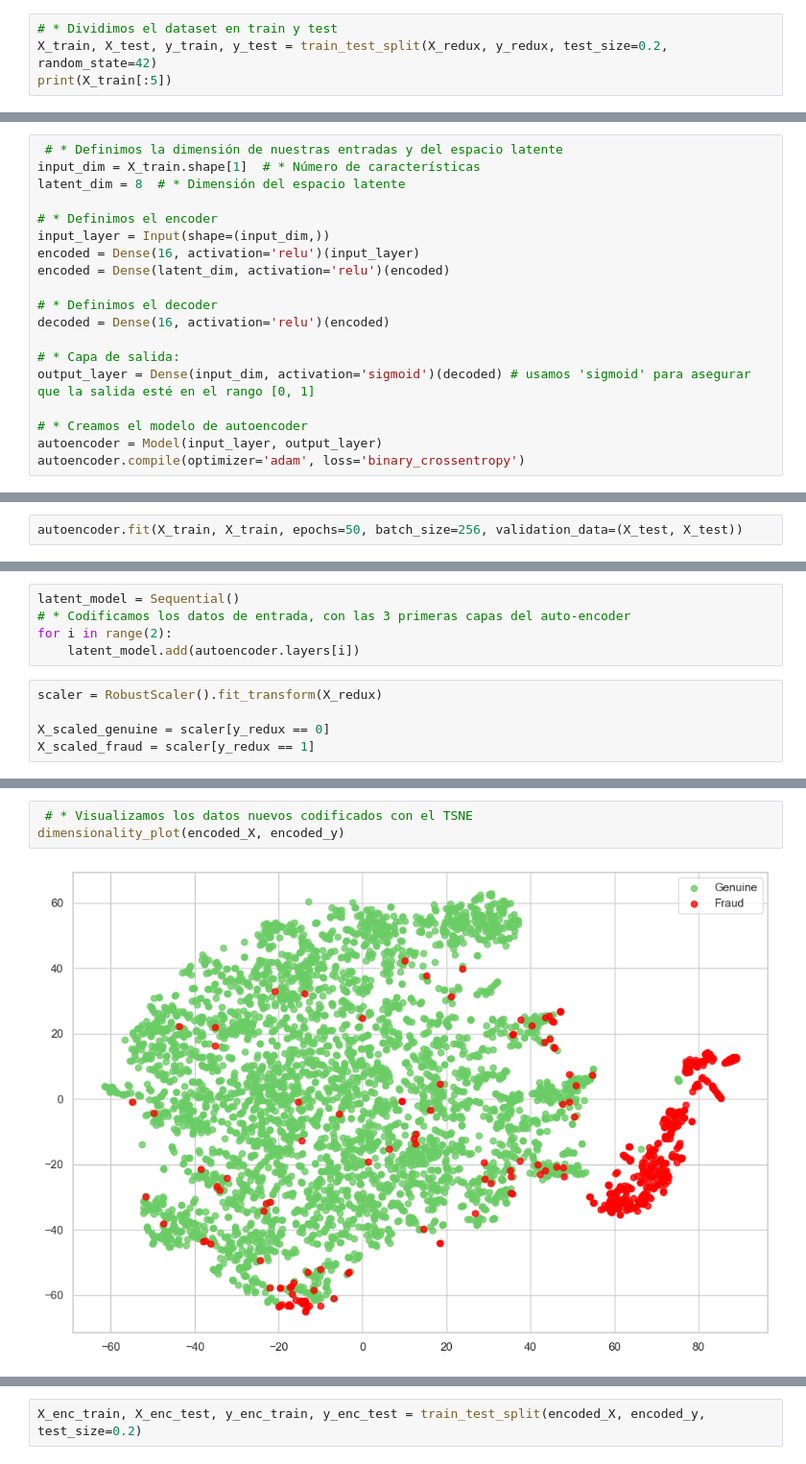
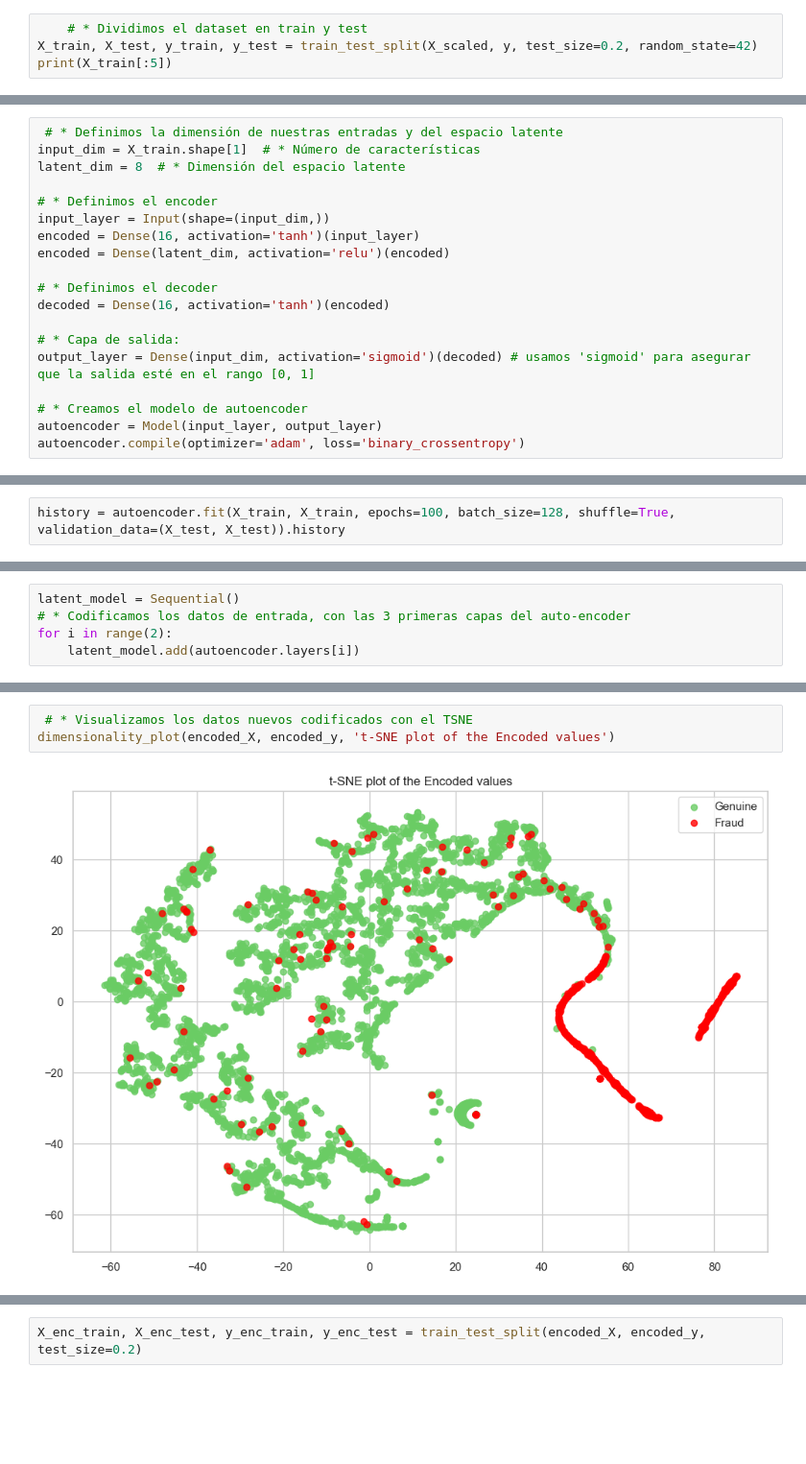
Before and after one commit to yagoTobi/5th-Year-Second-Term-ICAI, a Jupyter notebook: Deep Learning/Práctica 3/A3_Luis_Bueno_Archaga_y_Yago_Tobio_Souto.ipynb, the cells around one changed output, grey strips where cells are left out. Shown at 96% size. Drawn from its saved outputs; the diff is of its cells as text; blank space fills up the shorter version.

```diff
--- a/Deep Learning/Práctica 3/A3_Luis_Bueno_Archaga_y_Yago_Tobio_Souto.ipynb
+++ b/Deep Learning/Práctica 3/A3_Luis_Bueno_Archaga_y_Yago_Tobio_Souto.ipynb
@@ -295,6 +298,6 @@ Cree un autoencoder con encoder y decoder simétricos. Dos capas en cada uno ser
 
 Atención a la función de activación de la última capa del decoder!!!
 # %%
-# * Dividimos el dataset en train y test
-X_train, X_test, y_train, y_test = train_test_split(X_redux, y_redux, test_size=0.2, random_state=42)
+    # * Dividimos el dataset en train y test
+X_train, X_test, y_train, y_test = train_test_split(X_scaled, y, test_size=0.2, random_state=42)
 print(X_train[:5])
@@ -305,11 +328,11 @@ latent_dim = 8  # * Dimensión del espacio latente
 
 # * Definimos el encoder
 input_layer = Input(shape=(input_dim,))
-encoded = Dense(16, activation='relu')(input_layer)
+encoded = Dense(16, activation='tanh')(input_layer)
 encoded = Dense(latent_dim, activation='relu')(encoded)
 
 # * Definimos el decoder
-decoded = Dense(16, activation='relu')(encoded)
+decoded = Dense(16, activation='tanh')(encoded)
 
 # * Capa de salida:
 output_layer = Dense(input_dim, activation='sigmoid')(decoded) # usamos 'sigmoid' para asegurar que la salida esté en el rango [0, 1]
@@ -322,5 +345,5 @@ autoencoder.compile(optimizer='adam', loss='binary_crossentropy')
 
 Entrene el modelo hasta alcanzar la convergencia necesaria para la detección de anomalías.
 # %%
-autoencoder.fit(X_train, X_train, epochs=50, batch_size=256, validation_data=(X_test, X_test))
+history = autoencoder.fit(X_train, X_train, epochs=100, batch_size=128, shuffle=True, validation_data=(X_test, X_test)).history
 # %% [output]
@@ -349,11 +381,6 @@ latent_model = Sequential()
 # * Codificamos los datos de entrada, con las 3 primeras capas del auto-encoder
 for i in range(2):
     latent_model.add(autoencoder.layers[i])
-# %%
-scaler = RobustScaler().fit_transform(X_redux)
-
-X_scaled_genuine = scaler[y_redux == 0]
-X_scaled_fraud = scaler[y_redux == 1]
 # %%
 genuine_encoded_points = latent_model.predict(X_scaled_genuine)
 fraud_encoded_points = latent_model.predict(X_scaled_fraud)
@@ -368,6 +395,6 @@ encoded_y = np.append(y_genuine, y_fraud, axis = 0)
 16/16 ━━━━━━━━━━━━━━━━━━━━ 0s 753us/step
 # %%
  # * Visualizamos los datos nuevos codificados con el TSNE
-dimensionality_plot(encoded_X, encoded_y)
+dimensionality_plot(encoded_X, encoded_y, 't-SNE plot of the Encoded values')
 # %% [output]
-[figure, old version]
+[figure, new version]
```
Also changed, not shown: parts of 42 cells of this notebook, 2 other files.
